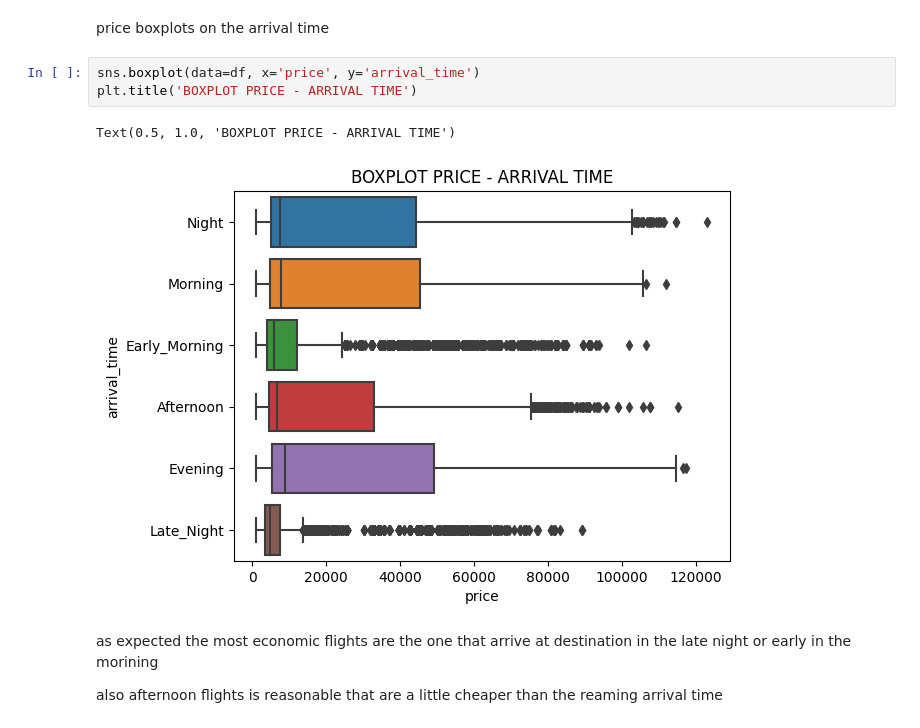
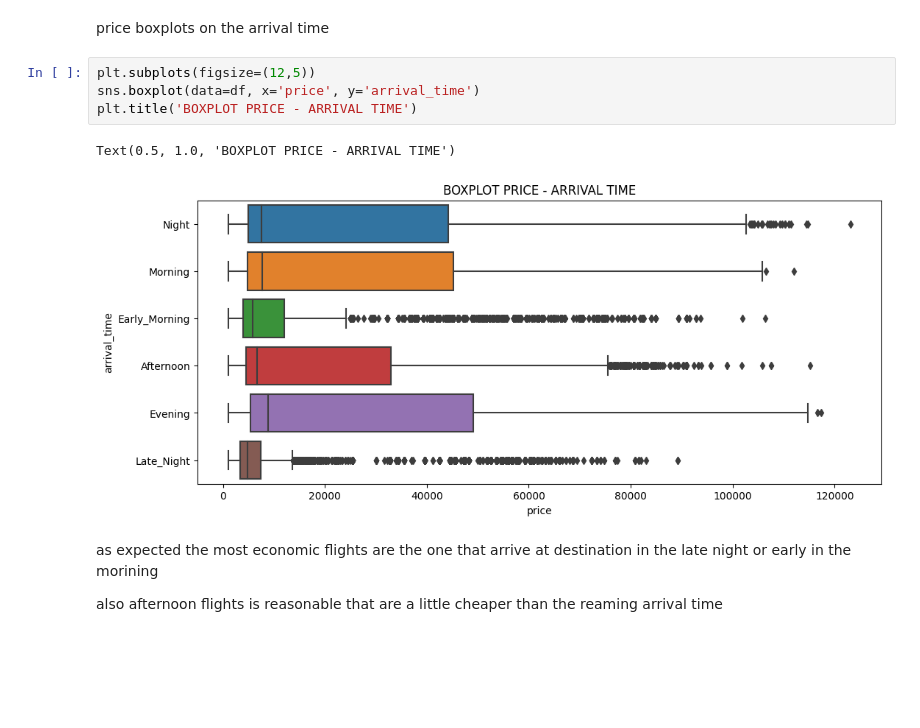
Before and after one commit to baldogiovine/763691, a Jupyter notebook: flights_provola.ipynb, the cells around one changed output. Drawn from its saved outputs; the diff is of its cells as text; blank space fills up the shorter version.

```diff
--- a/flights_provola.ipynb
+++ b/flights_provola.ipynb
@@ -122,11 +218,12 @@ two or more stops have a lot of outliers, may that be last minute flights?
 # %% [markdown]
 price boxplots on the arrival time
 # %%
+plt.subplots(figsize=(12,5))
 sns.boxplot(data=df, x='price', y='arrival_time')
 plt.title('BOXPLOT PRICE - ARRIVAL TIME')
 # %% [output]
 Text(0.5, 1.0, 'BOXPLOT PRICE - ARRIVAL TIME')
-[figure, old version]
+[figure, new version]
 # %% [markdown]
 as expected the most economic flights are the one that arrive at destination in the late night or early in the morining
 
```
Also changed, not shown: parts of 31 cells of this notebook.
